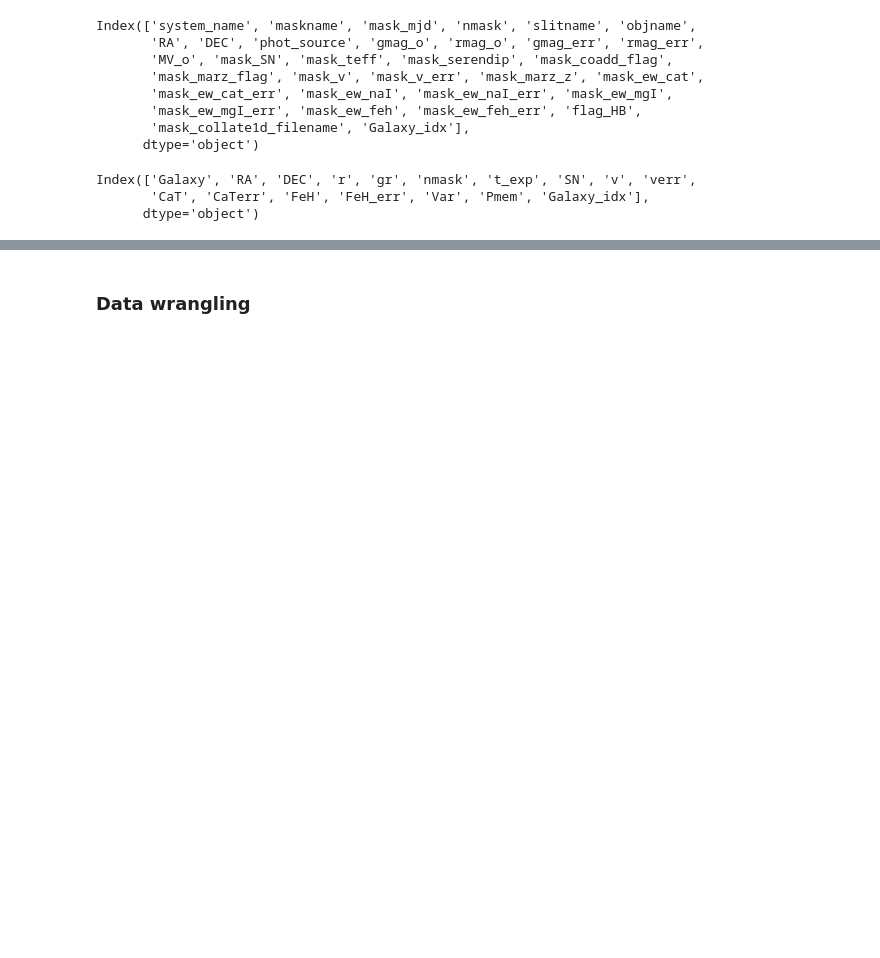
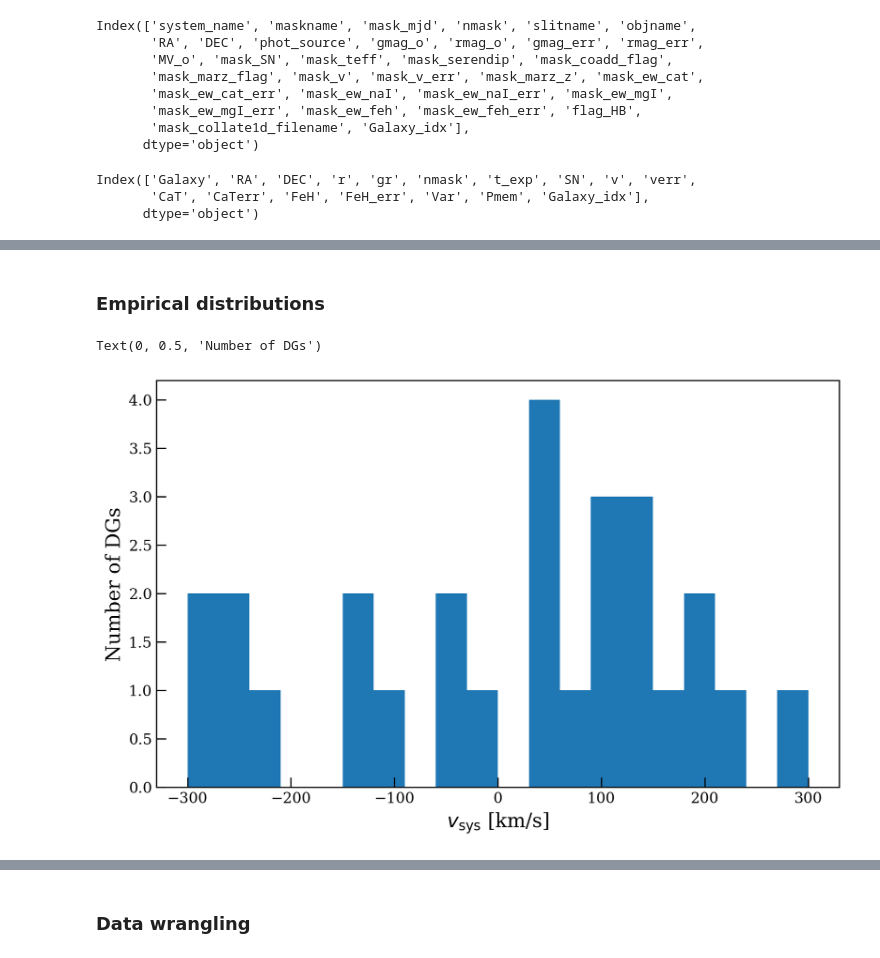
Before and after one commit to camchiu/dwarfs_hierarchical, a Jupyter notebook: final_project.ipynb, the cells around one changed output, grey strips where cells are left out. Drawn from its saved outputs; the diff is of its cells as text; code cells hidden in the pictures; blank space fills up the shorter version.

```diff
--- a/final_project.ipynb
+++ b/final_project.ipynb
@@ -83,4 +87,13 @@ Index(['Name', 'Name2', 'RA', 'Dec', 'Dist', 'MV', 'R_eff', 'Type', 'Phot',
       dtype='object')
+# %% [markdown]
+### Empirical distributions
+# %%
+plt.hist(systems["vhel"], range = [-300, 300], bins = 20)
+plt.xlabel(r"$v_{\rm sys}$ [km/s]")
+plt.ylabel("Number of DGs")
+# %% [output]
+Text(0, 0.5, 'Number of DGs')
+[figure, added]
 # %%
 plt.hist(systems["sigma"], range = [0, 14], bins = 7)
 plt.xlabel(r"$v_{\rm disp}$ [km/s]")
```
Also changed, not shown: parts of 30 cells of this notebook.
